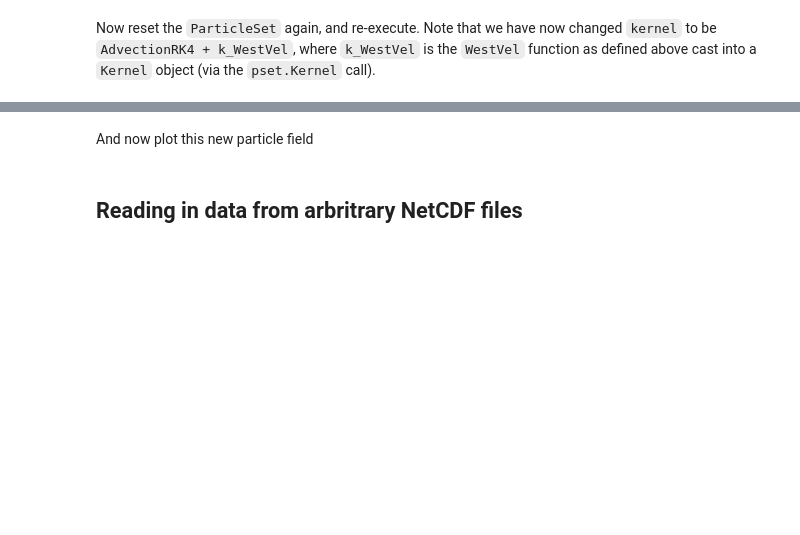
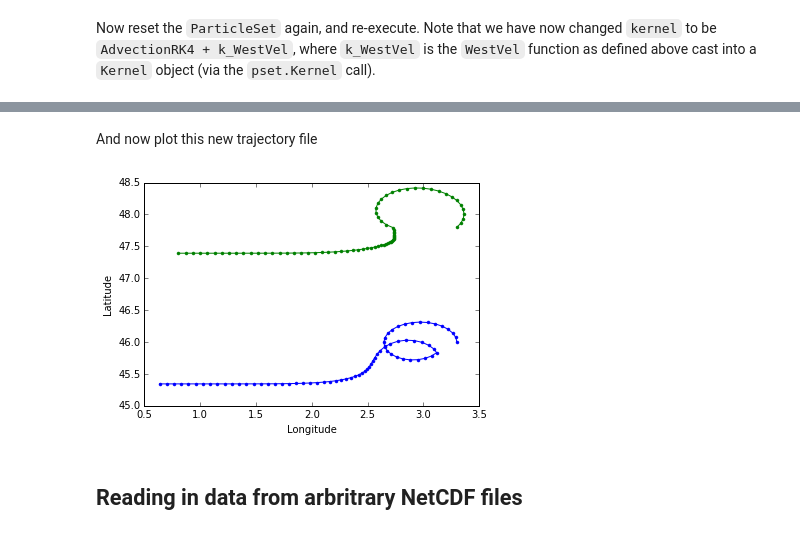
Before and after one commit to nathanieltarshish/parcels, a Jupyter notebook: PARCELStutorial.ipynb, the cells around one changed output, grey strips where cells are left out. Drawn from its saved outputs; the diff is of its cells as text; code cells hidden in the pictures; blank space fills up the shorter version.

```diff
--- a/PARCELStutorial.ipynb
+++ b/PARCELStutorial.ipynb
@@ -112,2 +118,2 @@ pset.execute(AdvectionRK4 + k_WestVel, # simply add kernels using the + operator
 # %% [markdown]
-And now plot this new particle field
+And now plot this new trajectory file
@@ -116,3 +120,7 @@ run scripts/plotParticles.py -p EddyParticles_WestVel.nc
+# %%
+plotTrajectoriesFile('EddyParticles_Westvel.nc')
+# %% [output]
+[figure, added]
 # %% [markdown]
 ## Reading in data from arbritrary NetCDF files <a name="netcdf"></a>
 # %% [markdown]
```
Also changed, not shown: parts of 10 cells of this notebook, 1 other file.
